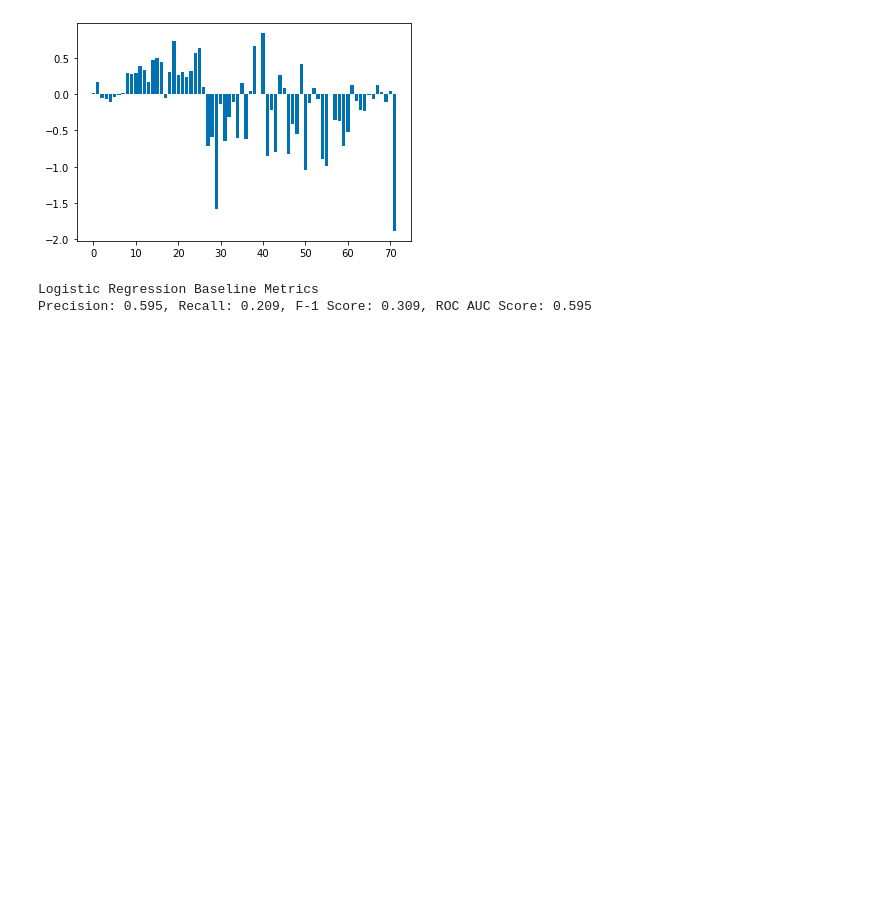
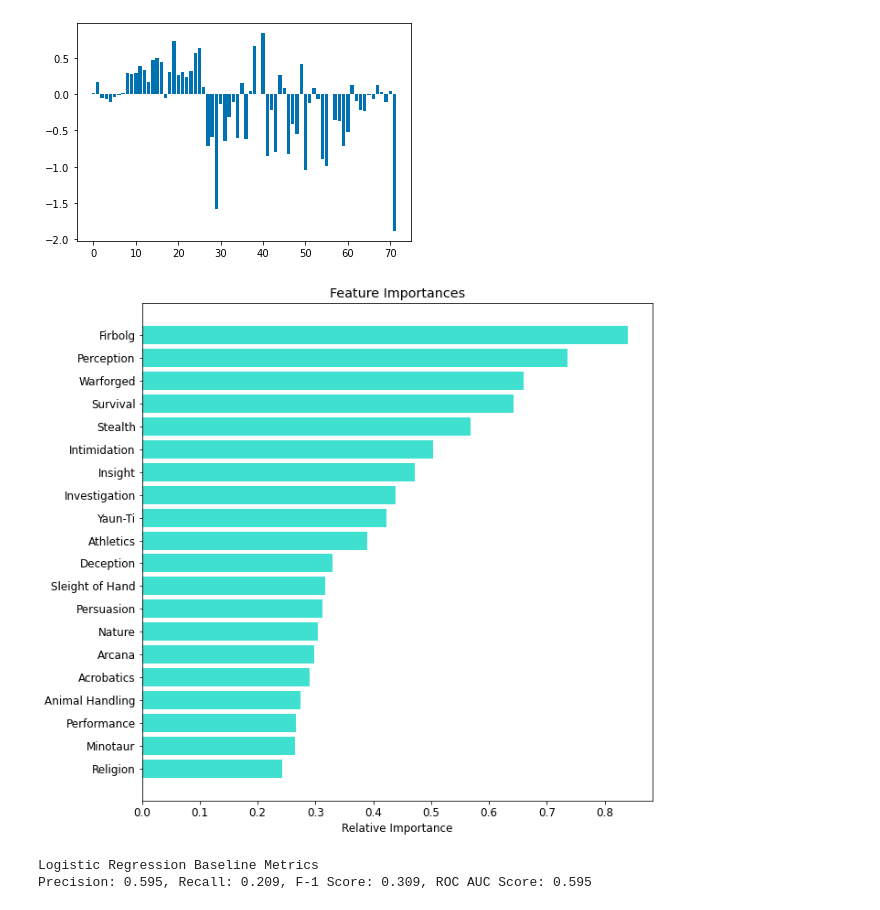
Before and after one commit to geeselouise/classy_dnd, a Jupyter notebook: class_imb_logregress.ipynb, the cells around one changed output. Drawn from its saved outputs; the diff is of its cells as text; code cells hidden in the pictures; blank space fills up the shorter version.

```diff
--- a/class_imb_logregress.ipynb
+++ b/class_imb_logregress.ipynb
@@ -13,7 +13,7 @@ from sklearn.linear_model import LogisticRegression
 from sklearn.model_selection import train_test_split
 from sklearn.metrics import confusion_matrix, roc_curve, f1_score, precision_score, recall_score, roc_auc_score
 from sklearn.preprocessing import StandardScaler
-plt.rcParams.update({'font.size': 22})
+plt.rcParams.update({'font.size': 12})
 # %%
 #read in processed dnd_char data and features
 #drop unnecessary columns/ ones that are not one-hot encoded
@@ -81,4 +78,22 @@ Feature: 69, Score: -0.10477
 Feature: 70, Score: 0.04780
 Feature: 71, Score: -1.88563
 [figure]
+# %%
+# making feature importance bar graph prettier with top10 features
+importances = lr_mc.coef_[0]
+indices = np.argsort(importances)
+features = mc.columns
+# customized number
+num_features = 20
+
+plt.figure(figsize=(10,10))
+plt.title('Feature Importances')
+
+# only plot the customized number of features
+plt.barh(range(num_features), importances[indices[-num_features:]], color='turquoise', align='center')
+plt.yticks(range(num_features), [features[i] for i in indices[-num_features:]])
+plt.xlabel('Relative Importance')
+plt.show();
+# %% [output]
+[figure, added]
 # %%
```
Also changed, not shown: parts of 8 cells of this notebook, 3 other files.
